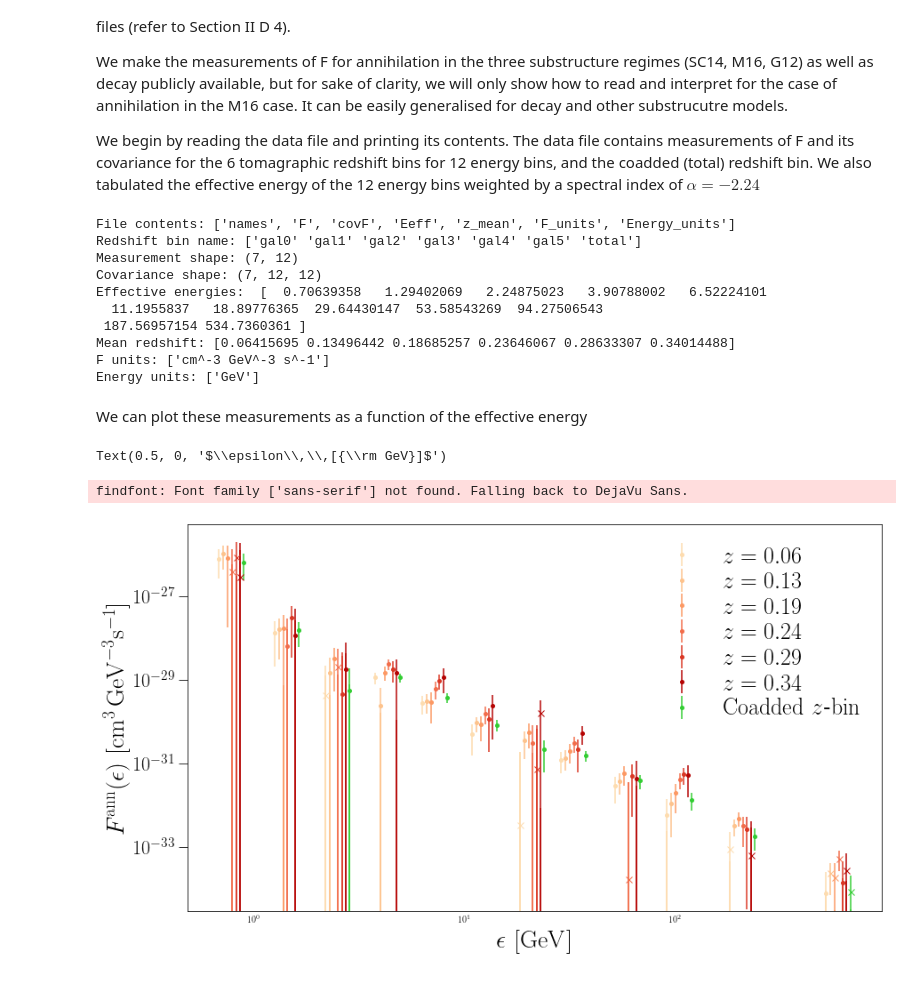
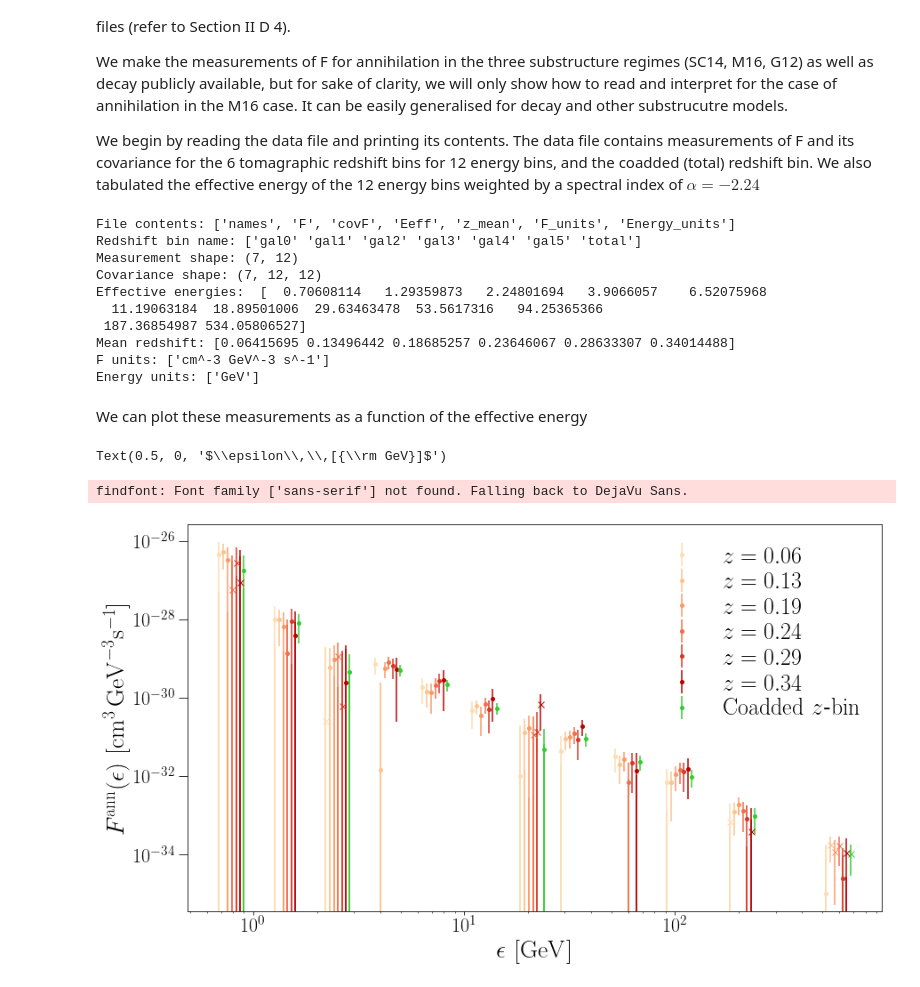
Before and after one commit to anyabua/FermiX, a Jupyter notebook: Fmeasurements_example.ipynb, the cells around one changed output. Saved outputs shown, nothing was run; the diff lists cells and outputs as text; code cells hidden in the pictures.

```diff
--- a/Fmeasurements_example.ipynb
+++ b/Fmeasurements_example.ipynb
@@ -13,7 +13,7 @@ We make the measurements of F for annihilation in the three substructure regimes
 
 We begin by reading the data file and printing its contents. The data file contains measurements of F and its covariance for the 6 tomagraphic redshift bins for 12 energy bins, and the coadded (total) redshift bin. We also tabulated the effective energy of the 12 energy bins weighted by a spectral index of $\alpha = -2.24$
 # %%
-d = np.load("data/F_d.npz")
+d = np.load("data/F_annsubmid.npz")
 print("File contents:", d.files)
 print("Redshift bin name:", d['names'])
 print("Measurement shape:", d['F'].shape)
@@ -27,9 +27,9 @@ File contents: ['names', 'F', 'covF', 'Eeff', 'z_mean', 'F_units', 'Energy_units
 Redshift bin name: ['gal0' 'gal1' 'gal2' 'gal3' 'gal4' 'gal5' 'total']
 Measurement shape: (7, 12)
 Covariance shape: (7, 12, 12)
-Effective energies:  [  0.70639358   1.29402069   2.24875023   3.90788002   6.52224101
-  11.1955837   18.89776365  29.64430147  53.58543269  94.27506543
- 187.56957154 534.7360361 ]
+Effective energies:  [  0.70608114   1.29359873   2.24801694   3.9066057    6.52075968
+  11.19063184  18.89501006  29.63463478  53.5617316   94.25365366
+ 187.36854987 534.05806527]
 Mean redshift: [0.06415695 0.13496442 0.18685257 0.23646067 0.28633307 0.34014488]
 F units: ['cm^-3 GeV^-3 s^-1']
 Energy units: ['GeV']
@@ -38,27 +38,27 @@ We can plot these measurements as a function of the effective energy
 # %%
 fig = plt.figure(figsize = (14,8))
 colors = plt.cm.OrRd(np.linspace(0.2, 1, 7))
 Eeff = d['Eeff']
 
 for i, (F, cov_F) in enumerate(zip(d['F'], d['covF'])):
     Eeff = d['Eeff']
     z_means = d['z_mean']
     if i<6: #Redshift bins 1-6
         plt.errorbar(Eeff*(1+0.05*(i)-0.03), F, yerr=np.sqrt(np.diag(cov_F)), fmt= 'o', color = colors[i], markersize = 4,
                      label= r'$z=%.2lf$' % z_means[i])
         plt.errorbar(Eeff*(1+0.05*(i)-0.03), -F,yerr=np.sqrt(np.diag(cov_F)), fmt = 'x', color = colors[i], markersize = 7)
     if i == 6: #Coadded Bin
         plt.errorbar(Eeff*(1+0.05*(i)-0.03), F, yerr=np.sqrt(np.diag(cov_F)), fmt= 'o' , color = 'limegreen',
                     label = r'${\rm Coadded}\,\,z$-${\rm bin}$', markersize = 4)
         plt.errorbar(Eeff*(1+0.05*(i)-0.03), -F,yerr=np.sqrt(np.diag(cov_F)), fmt = 'x', color = 'limegreen', markersize = 7)
     plt.loglog()
 
 plt.legend(frameon=False, ncol = 1, fontsize= 26, labelspacing=0.1, loc = 'upper right')
 plt.ylabel(r'$F^{\rm ann}(\epsilon)\,\,[{\rm cm}^3\,{\rm GeV}^{-3}{\rm s}^{-1}]$', fontsize=28)
-plt.tick_params(axis='x', which='both',bottom=False)
+plt.tick_params(axis='x', which='both', labelsize = 22)
 plt.tick_params(axis = 'y',which ='major', labelsize = 22, length = 10)
 plt.xlabel(r'$\epsilon\,\,[{\rm GeV}]$', fontsize=28)
 # %% [output]
 Text(0.5, 0, '$\\epsilon\\,\\,[{\\rm GeV}]$')
 findfont: Font family ['sans-serif'] not found. Falling back to DejaVu Sans.
-[figure, old version]
+[figure, new version]
```
